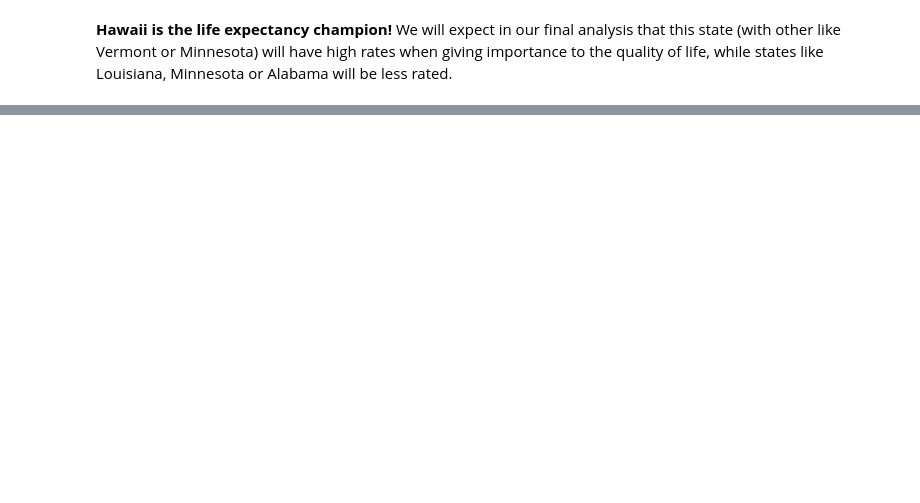
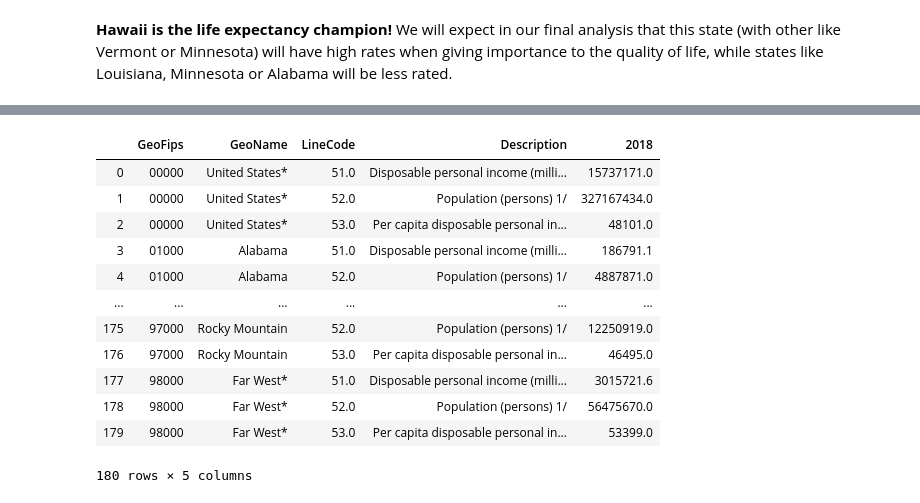
Before and after one commit to steber97/RecursionFairies_AdaProject, a Jupyter notebook: csv_datasets.ipynb, the cells around one changed output, grey strips where cells are left out. Cells and saved outputs as stored; diff of their text form; code cells hidden in the pictures; blank space fills up the shorter version.

```diff
--- a/csv_datasets.ipynb
+++ b/csv_datasets.ipynb
@@ -167,0 +256,18 @@ life_expectancy_sorted
+# %%
+#Also the last 6 rows are just a legend of the dataset! We can drop them!
+income_original=income_original.drop([180, 181, 182, 183, 184, 185])
+income_original
+# %% [output]
+|  | GeoFips | GeoName | LineCode | Description | 2018 |
+| 0 | 00000 | United States* | 51.0 | Disposable personal income (milli... | 15737171.0 |
+| 1 | 00000 | United States* | 52.0 | Population (persons) 1/ | 327167434.0 |
+| 2 | 00000 | United States* | 53.0 | Per capita disposable personal in... | 48101.0 |
+| 3 | 01000 | Alabama | 51.0 | Disposable personal income (milli... | 186791.1 |
+| 4 | 01000 | Alabama | 52.0 | Population (persons) 1/ | 4887871.0 |
+| ... | ... | ... | ... | ... | ... |
+| 175 | 97000 | Rocky Mountain | 52.0 | Population (persons) 1/ | 12250919.0 |
+| 176 | 97000 | Rocky Mountain | 53.0 | Per capita disposable personal in... | 46495.0 |
+| 177 | 98000 | Far West* | 51.0 | Disposable personal income (milli... | 3015721.6 |
+| 178 | 98000 | Far West* | 52.0 | Population (persons) 1/ | 56475670.0 |
+| 179 | 98000 | Far West* | 53.0 | Per capita disposable personal in... | 53399.0 |
+180 rows × 5 columns
```
Also changed, not shown: parts of 18 cells of this notebook, 2 other files.
